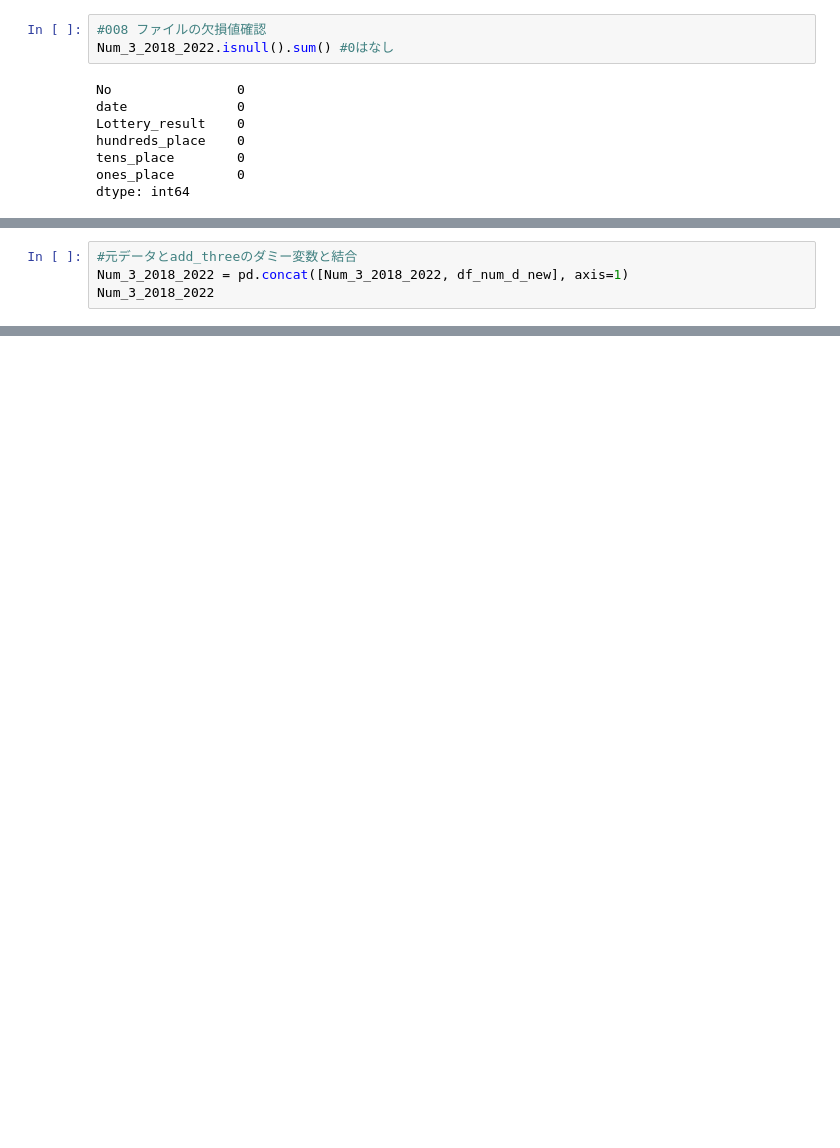
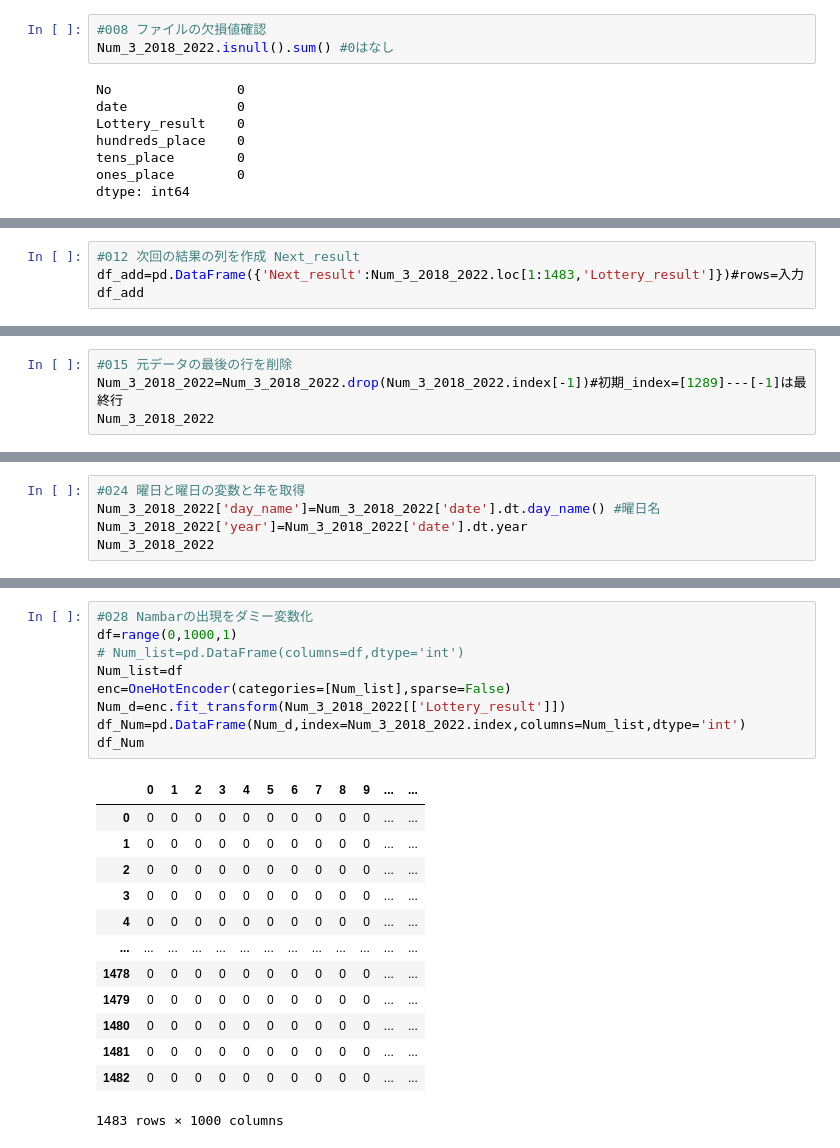
Before and after one commit to yyoshikun/workdir, a Jupyter notebook: Num_3_challenge_5.ipynb, the cells around one changed output, grey strips where cells are left out. Cells and saved outputs as stored; diff of their text form; blank space fills up the shorter version.

```diff
--- a/Num_3_challenge_5.ipynb
+++ b/Num_3_challenge_5.ipynb
@@ -551,4 +143,0 @@ df_num_d_new
-# %%
-#元データとadd_threeのダミー変数と結合
-Num_3_2018_2022 = pd.concat([Num_3_2018_2022, df_num_d_new], axis=1)
-Num_3_2018_2022
@@ -588,0 +169,4 @@ df
+# %%
+#012 次回の結果の列を作成 Next_result
+df_add=pd.DataFrame({'Next_result':Num_3_2018_2022.loc[1:1483,'Lottery_result']})#rows=入力
+df_add
@@ -588,0 +224,4 @@ df
+# %%
+#015 元データの最後の行を削除
+Num_3_2018_2022=Num_3_2018_2022.drop(Num_3_2018_2022.index[-1])#初期_index=[1289]---[-1]は最終行
+Num_3_2018_2022
@@ -588,0 +352,5 @@ df
+# %%
+#024 曜日と曜日の変数と年を取得
+Num_3_2018_2022['day_name']=Num_3_2018_2022['date'].dt.day_name() #曜日名
+Num_3_2018_2022['year']=Num_3_2018_2022['date'].dt.year
+Num_3_2018_2022
@@ -588,0 +445,23 @@ df
+# %%
+#028 Nambarの出現をダミー変数化
+df=range(0,1000,1)
+# Num_list=pd.DataFrame(columns=df,dtype='int')
+Num_list=df
+enc=OneHotEncoder(categories=[Num_list],sparse=False)
+Num_d=enc.fit_transform(Num_3_2018_2022[['Lottery_result']])
+df_Num=pd.DataFrame(Num_d,index=Num_3_2018_2022.index,columns=Num_list,dtype='int')
+df_Num
+# %% [output]
+|  | 0 | 1 | 2 | 3 | 4 | 5 | 6 | 7 | 8 | 9 | ... | ... |
+| 0 | 0 | 0 | 0 | 0 | 0 | 0 | 0 | 0 | 0 | 0 | ... | ... |
+| 1 | 0 | 0 | 0 | 0 | 0 | 0 | 0 | 0 | 0 | 0 | ... | ... |
+| 2 | 0 | 0 | 0 | 0 | 0 | 0 | 0 | 0 | 0 | 0 | ... | ... |
+| 3 | 0 | 0 | 0 | 0 | 0 | 0 | 0 | 0 | 0 | 0 | ... | ... |
+| 4 | 0 | 0 | 0 | 0 | 0 | 0 | 0 | 0 | 0 | 0 | ... | ... |
+| ... | ... | ... | ... | ... | ... | ... | ... | ... | ... | ... | ... | ... |
+| 1478 | 0 | 0 | 0 | 0 | 0 | 0 | 0 | 0 | 0 | 0 | ... | ... |
+| 1479 | 0 | 0 | 0 | 0 | 0 | 0 | 0 | 0 | 0 | 0 | ... | ... |
+| 1480 | 0 | 0 | 0 | 0 | 0 | 0 | 0 | 0 | 0 | 0 | ... | ... |
+| 1481 | 0 | 0 | 0 | 0 | 0 | 0 | 0 | 0 | 0 | 0 | ... | ... |
+| 1482 | 0 | 0 | 0 | 0 | 0 | 0 | 0 | 0 | 0 | 0 | ... | ... |
+1483 rows × 1000 columns
```
Also changed, not shown: parts of 119 cells of this notebook, 7 other files.
